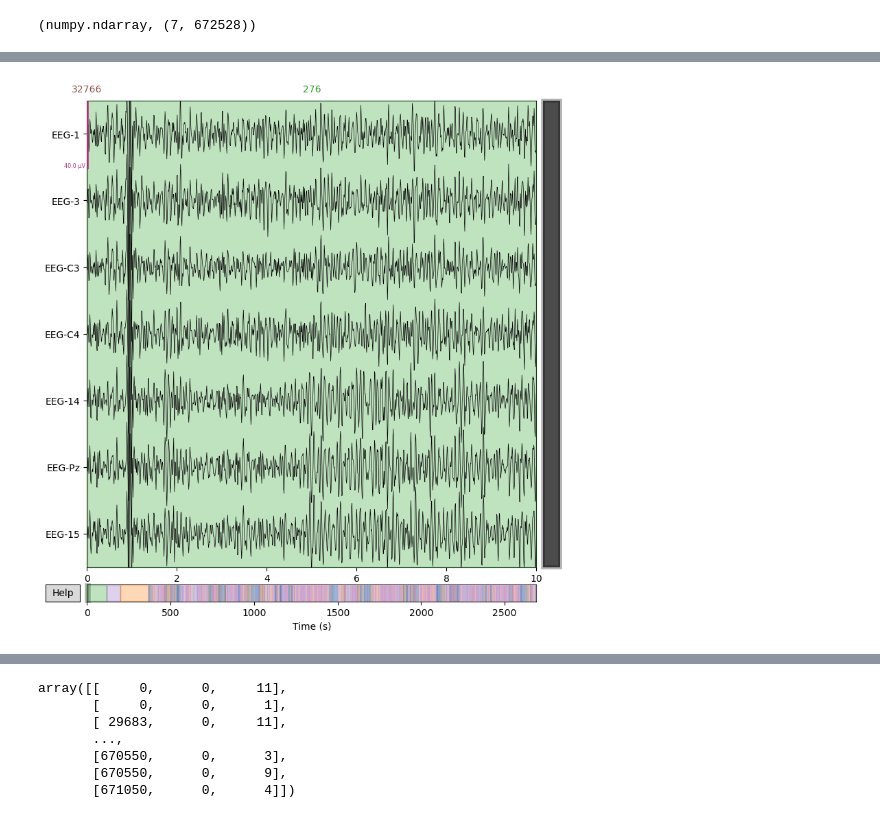
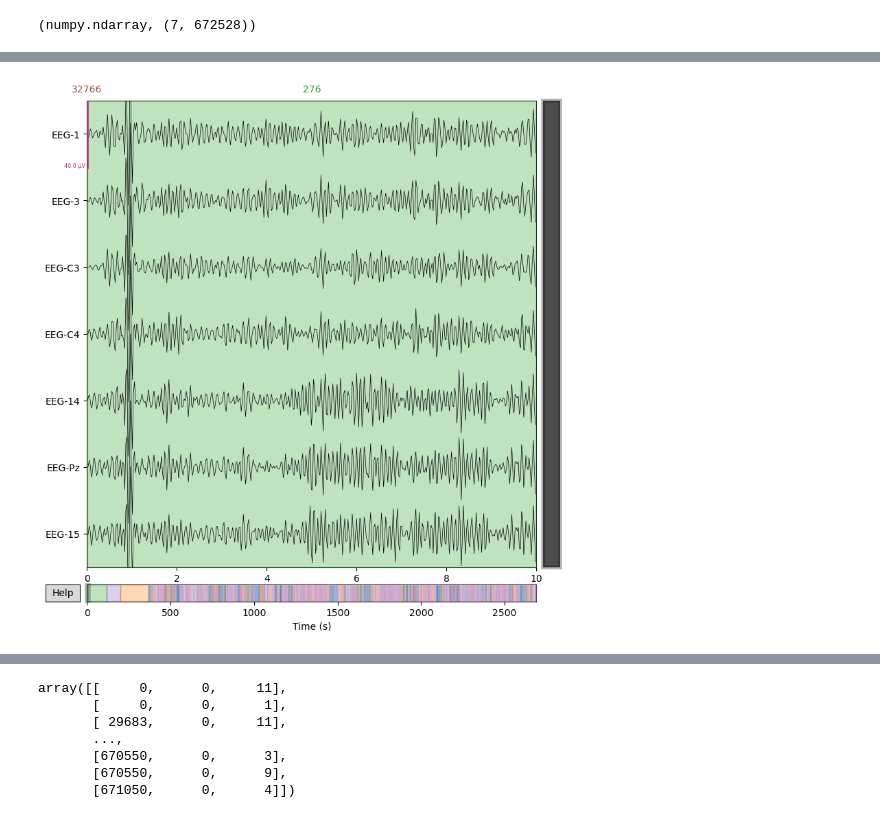
Before and after one commit to Ereasai/EEGTetris, a Jupyter notebook: ml/dataset-process.ipynb, the cells around one changed output, grey strips where cells are left out. Cells and saved outputs as stored; diff of their text form; code cells hidden in the pictures.

```diff
--- a/ml/dataset-process.ipynb
+++ b/ml/dataset-process.ipynb
@@ -2,5 +2,5 @@
 import mne
 import matplotlib.pyplot as plt
 # %%
-raw = mne.io.read_raw_gdf('new_dataset\A01T.gdf', preload=True)
+raw = mne.io.read_raw_gdf('BCICIV_2a_gdf\A01T.gdf', preload=True)
 # %% [output]
@@ -125,0 +88,4 @@ Data
+# %%
+## filtering done here; bandpassing between 8 and 35 Hz
+raw_subset_8_13 = raw_subset.copy().filter(8, 13)
+raw_subset_13_30 = raw_subset.copy().filter(13, 30)
@@ -126,4 +126,4 @@ Data
 # %%
-raw_subset.plot();
+raw_subset_8_13.plot();
 # %% [output]
-[figure, old version]
+[figure, new version]
```
Also changed, not shown: parts of 14 cells of this notebook.
